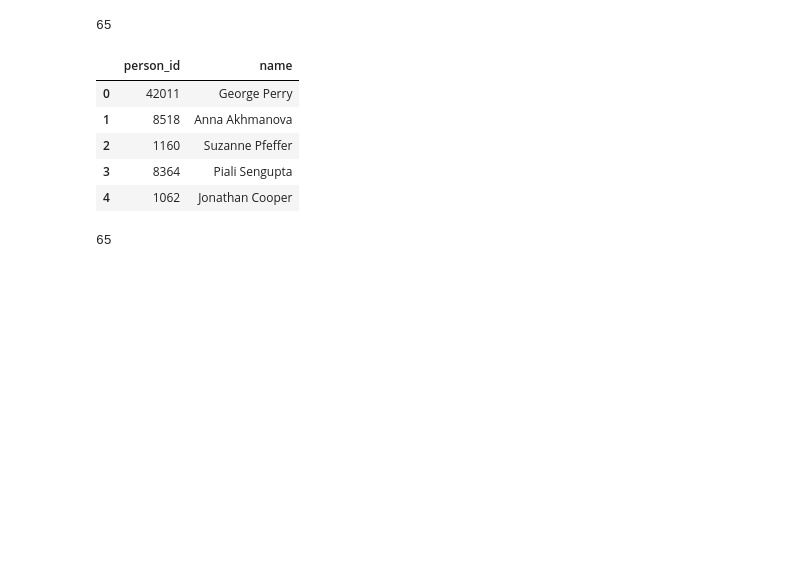
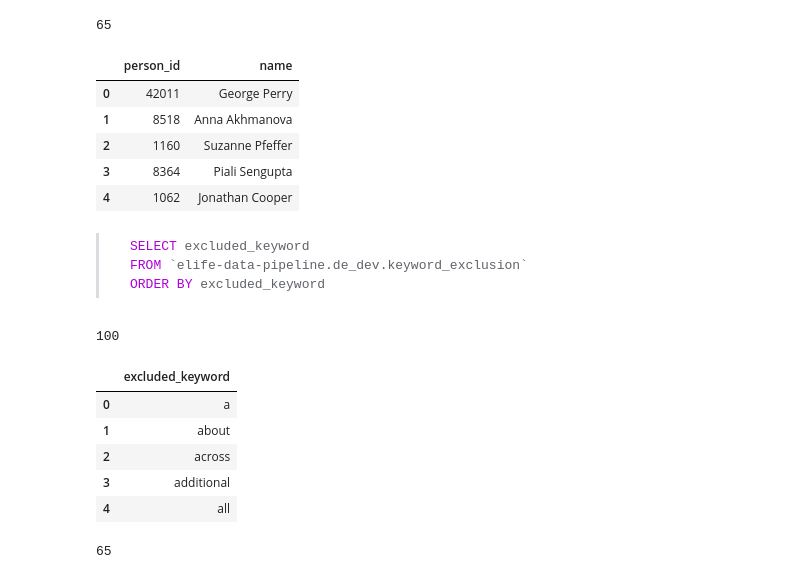
Before and after one commit to elifesciences/data-science-dags, a Jupyter notebook: notebooks/peerscout/peerscout-build-senior-editor-profiles.ipynb, the cells around one changed output. Saved outputs shown, nothing was run; the diff lists cells and outputs as text; code cells hidden in the pictures; blank space fills up the shorter version.

Commit message:
use keyword exclusion

````diff
--- a/notebooks/peerscout/peerscout-build-senior-editor-profiles.ipynb
+++ b/notebooks/peerscout/peerscout-build-senior-editor-profiles.ipynb
@@ -137,6 +137,27 @@ senior_editors_df.head()
 | 2 | 1160 | Suzanne Pfeffer |
 | 3 | 8364 | Piali Sengupta |
 | 4 | 1062 | Jonathan Cooper |
+# %%
+keyword_exclusion_df = read_big_query(
+    get_sql('keyword-exclusion.sql').format(
+        **default_query_props
+    )
+)
+print(len(keyword_exclusion_df))
+keyword_exclusion_df.head()
+# %% [output]
+> ```sql
+> SELECT excluded_keyword
+> FROM `elife-data-pipeline.de_dev.keyword_exclusion`
+> ORDER BY excluded_keyword
+> ```
+100
+|  | excluded_keyword |
+| 0 | a |
+| 1 | about |
+| 2 | across |
+| 3 | additional |
+| 4 | all |
 # %%
 senior_editor_names = set(senior_editors_df['name'])
 len(senior_editor_names)
````
Also changed, not shown: parts of 6 cells of this notebook, 1 other file.
